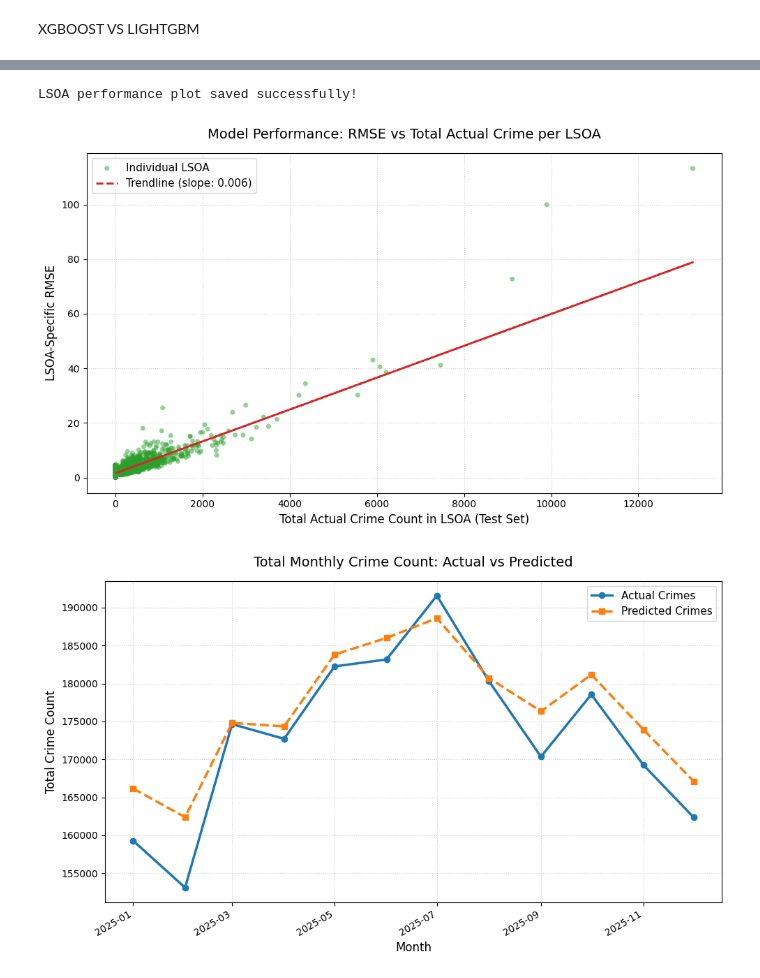
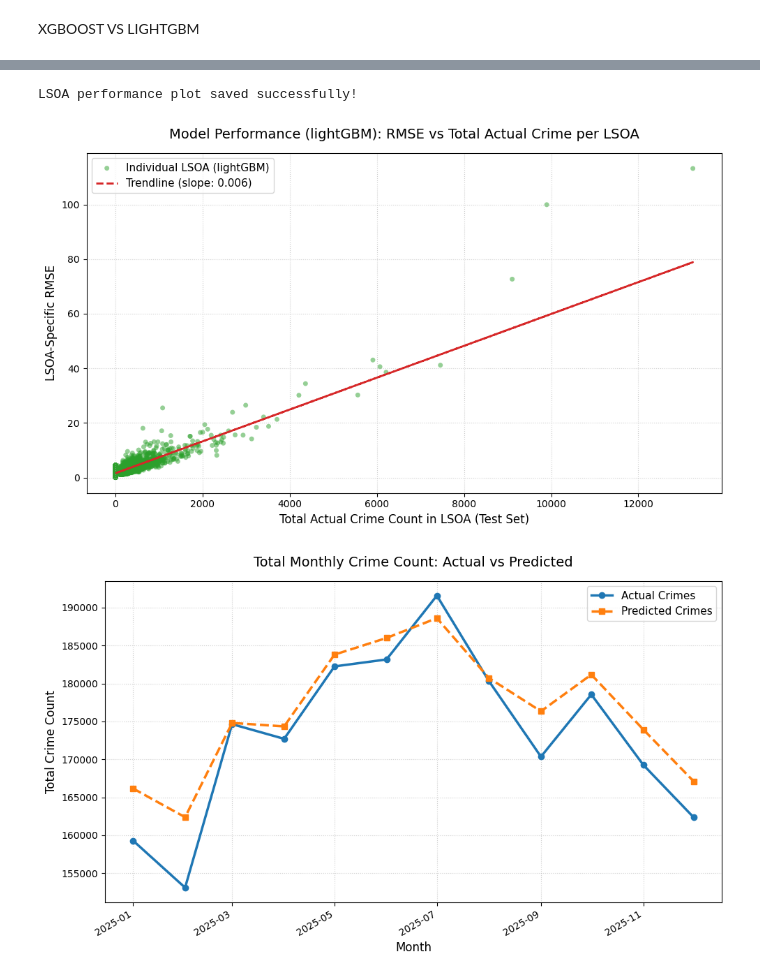
Before and after one commit to Ezra-Rutten/4CBLW020_group_2, a Jupyter notebook: backend/notebooks/prediction.ipynb, the cells around one changed output, grey strips where cells are left out. Cells and saved outputs as stored; diff of their text form; code cells hidden in the pictures.

Commit message:
Switched model to lightGBM

```diff
--- a/backend/notebooks/prediction.ipynb
+++ b/backend/notebooks/prediction.ipynb
@@ -551,36 +596,36 @@ for lsoa, group in test_eval.groupby('LSOA code'):
         'LSOA code': lsoa,
         'RMSE': lsoa_rmse,
         'Total_Crime': total_actual_crime
     })
 
 df_lsoa_analysis = pd.DataFrame(lsoa_stats)
 
 # 3. Create the Scatter Plot
 fig, ax = plt.subplots(figsize=(10, 6))
 
 # Plot each LSOA as a point
 ax.scatter(df_lsoa_analysis['Total_Crime'], df_lsoa_analysis['RMSE'],
-           alpha=0.5, color='#2ca02c', edgecolors='none', s=25, label='Individual LSOA')
+           alpha=0.5, color='#2ca02c', edgecolors='none', s=25, label='Individual LSOA (lightGBM)')
 
 # 4. Add a trendline to see the mathematical relationship
 m, b = np.polyfit(df_lsoa_analysis['Total_Crime'], df_lsoa_analysis['RMSE'], 1)
 ax.plot(df_lsoa_analysis['Total_Crime'], m * df_lsoa_analysis['Total_Crime'] + b,
         color='#d62728', linestyle='--', linewidth=2, label=f'Trendline (slope: {m:.3f})')
 
 # 5. Formatting labels, gridlines, and titles
-ax.set_title('Model Performance: RMSE vs Total Actual Crime per LSOA', fontsize=14, pad=15)
+ax.set_title('Model Performance (lightGBM): RMSE vs Total Actual Crime per LSOA', fontsize=14, pad=15)
 ax.set_xlabel('Total Actual Crime Count in LSOA (Test Set)', fontsize=12)
 ax.set_ylabel('LSOA-Specific RMSE', fontsize=12)
 ax.grid(True, linestyle=':', alpha=0.6)
 ax.legend(fontsize=11)
 
 plt.tight_layout()
 
 # Save the plot directly to your models or plots directory
 print("LSOA performance plot saved successfully!")
 # %% [output]
 LSOA performance plot saved successfully!
-[figure, old version]
+[figure, new version]
 # %%
 import matplotlib.pyplot as plt
 import pandas as pd
```
Also changed, not shown: parts of 2 cells of this notebook, 2 other files.
